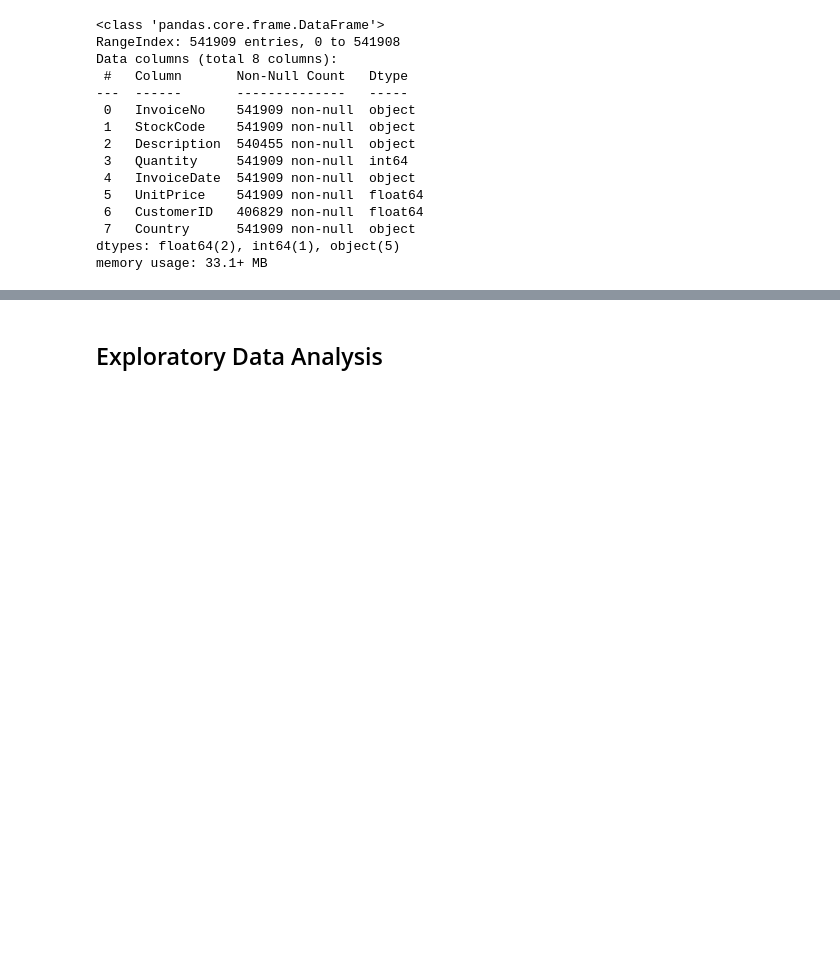
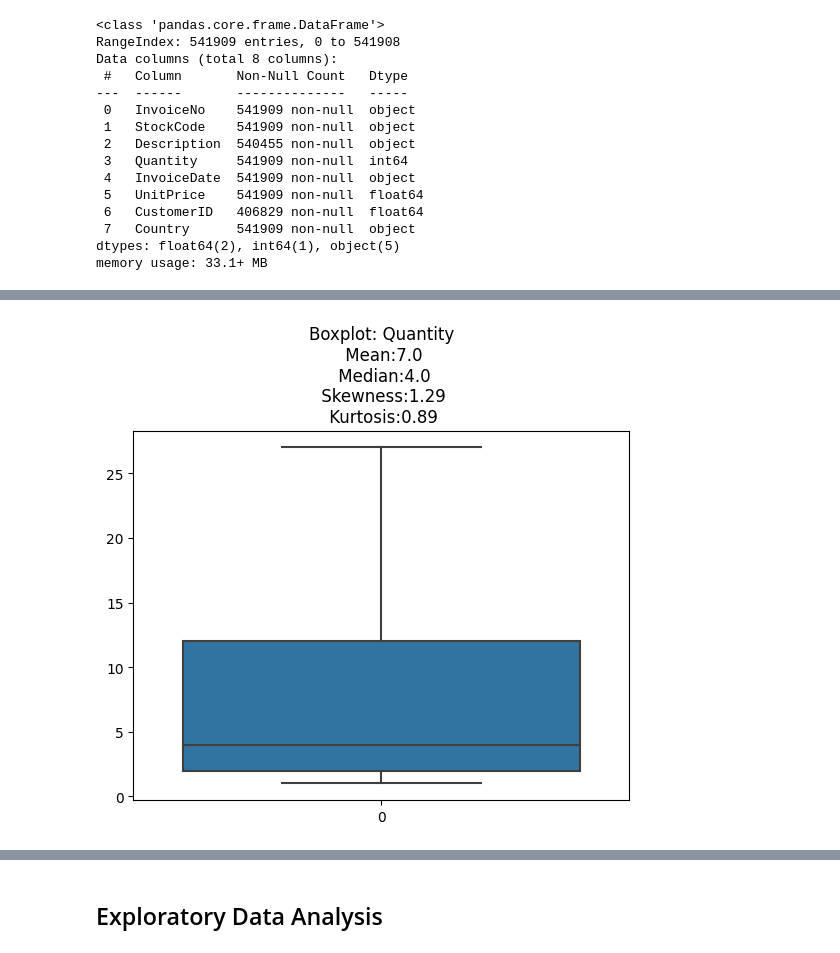
Before and after one commit to sanhiitaa/customer-segmentation-rfm-analysis, a Jupyter notebook: customer_segmentation.ipynb, the cells around one changed output, grey strips where cells are left out. Cells and saved outputs as stored; diff of their text form; code cells hidden in the pictures; blank space fills up the shorter version.

```diff
--- a/customer_segmentation.ipynb
+++ b/customer_segmentation.ipynb
@@ -155,0 +201,26 @@ df2.describe()
+# %%
+# treating outliers for the Quantity column
+q1=df['Quantity'].quantile(0.25)
+q3=df['Quantity'].quantile(0.75)
+
+# defining IQR(inter-quartile range)
+iqr=q3-q1
+
+# defining upper and lower limits
+upper=q3 + (1.5 * iqr)
+lower=q1 - (1.5 * iqr)
+
+# redefining data
+y=df[(df['Quantity']<=upper) & (df['Quantity']>=lower)]['Quantity']
+df=df[(df['Quantity']<=upper) & (df['Quantity']>=lower)]
+# checking some values
+skewness = round(y.skew(),2)
+kurtosis = round(y.kurtosis(),2)
+mean = round(np.mean(y),0)
+median = np.median(y)
+
+
+sns.boxplot(y)
+plt.title('Boxplot: Quantity\n Mean:{}\n Median:{}\n Skewness:{}\n Kurtosis:{}'.format(mean,median,skewness,kurtosis));
+# %% [output]
+[figure, added]
```
Also changed, not shown: parts of 33 cells of this notebook.
